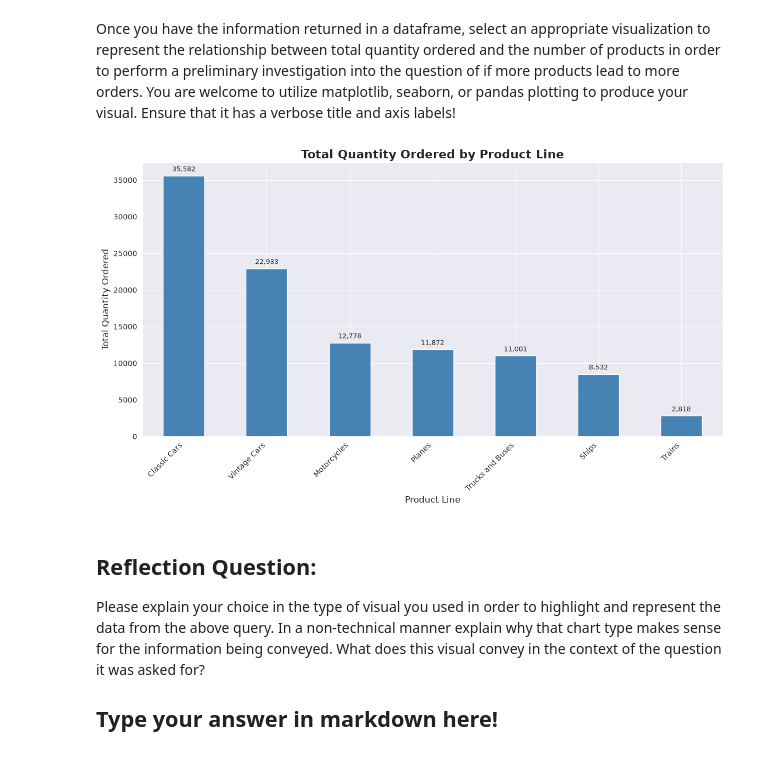
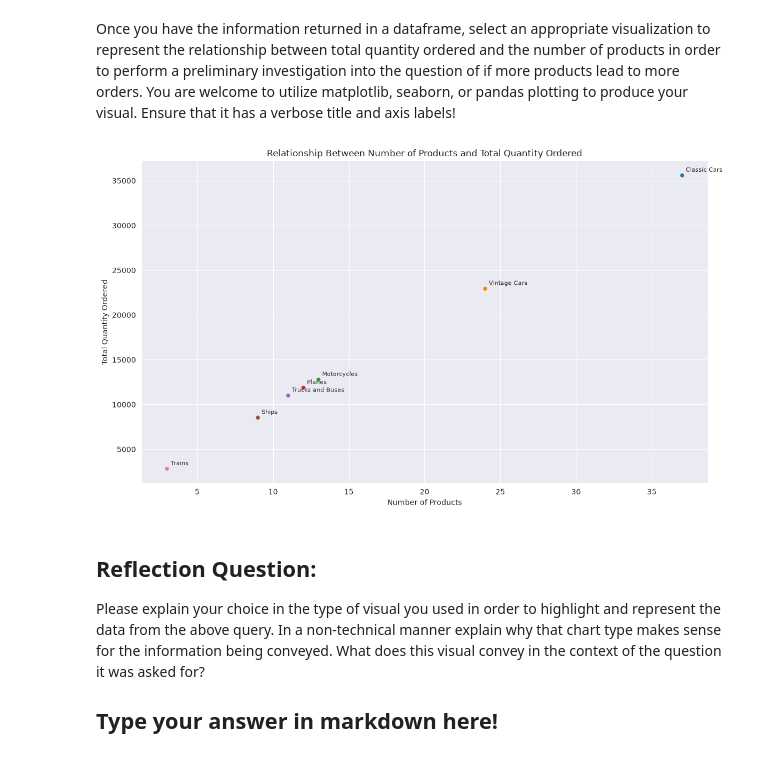
Before and after one commit to nicodemusmomanyi7-ship-it/dsc-sql-summative-lab, a Jupyter notebook: SQLSummativeLab.ipynb, the cells around one changed output. Saved outputs shown, nothing was run; the diff lists cells and outputs as text; code cells hidden in the pictures.

```diff
--- a/SQLSummativeLab.ipynb
+++ b/SQLSummativeLab.ipynb
@@ -378,52 +378,39 @@ product_line_data
 | 6 | Trains | 3 | 2818 |
 # %% [markdown]
 Once you have the information returned in a dataframe, select an appropriate visualization to represent the relationship between total quantity ordered and the number of products in order to perform a preliminary investigation into the question of if more products lead to more orders. You are welcome to utilize matplotlib, seaborn, or pandas plotting to produce your visual. Ensure that it has a verbose title and axis labels!
-# %%
-#setting the style
-sns.set_style("darkgrid")
-# Sort product lines by total quantity ordered
-product_line_data = product_line_data.sort_values(
-    by="total_quantity_ordered",
-    ascending=False
-)
-
-# Create the bar chart
-ax = product_line_data.plot(
-    x="productLine",
-    y="total_quantity_ordered",
-    kind="bar",
-    color="steelblue",
-    legend=False,
-    figsize=(12, 7)
-)
-
-# Annotate each bar with its value
-for bar in ax.patches:
-    height = bar.get_height()
-    ax.annotate(
-        f"{height:,.0f}",
-        (bar.get_x() + bar.get_width() / 2, height),
-        ha="center",
-        va="bottom",
-        xytext=(0, 4),
-        textcoords="offset points",
-        fontsize=9
-    )
-
-# Add labels and title
-plt.xlabel("Product Line", fontsize=12)
-plt.ylabel("Total Quantity Ordered", fontsize=12)
-plt.title(
-    "Total Quantity Ordered by Product Line",
-    fontsize=16,
-    fontweight="bold"
-)
-
-plt.xticks(rotation=45, ha="right")
-plt.tight_layout()
-plt.show()
-# %% [output]
-[figure, removed]
+# %%
+import matplotlib.pyplot as plt
+import seaborn as sns
+
+sns.set_style("darkgrid")
+
+plt.figure(figsize=(12, 7))
+
+ax = sns.scatterplot(
+    data=product_line_data,
+    x="total_products",
+    y="total_quantity_ordered",
+    hue="productLine",
+    legend=False
+)
+
+# Label each point with its product name
+for _, row in product_line_data.iterrows():
+    ax.annotate(
+        row["productLine"],
+        (row["total_products"], row["total_quantity_ordered"]),
+        fontsize=8,
+        xytext=(5, 5),
+        textcoords="offset points"
+    )
+
+plt.title("Relationship Between Number of Products and Total Quantity Ordered")
+plt.xlabel("Number of Products")
+plt.ylabel("Total Quantity Ordered")
+plt.tight_layout()
+plt.show()
+# %% [output]
+[figure, added]
 # %% [markdown]
 ## Reflection Question:
 
```
